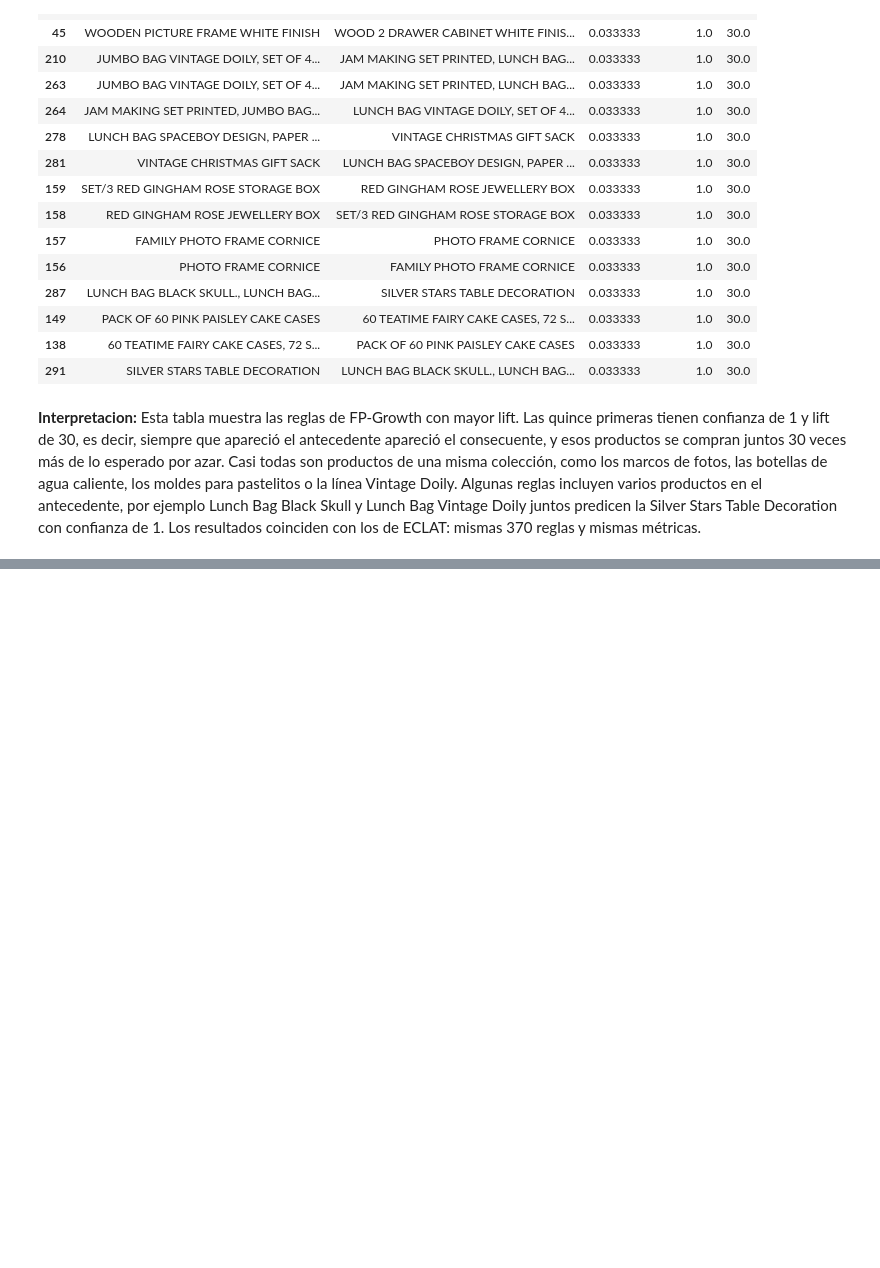
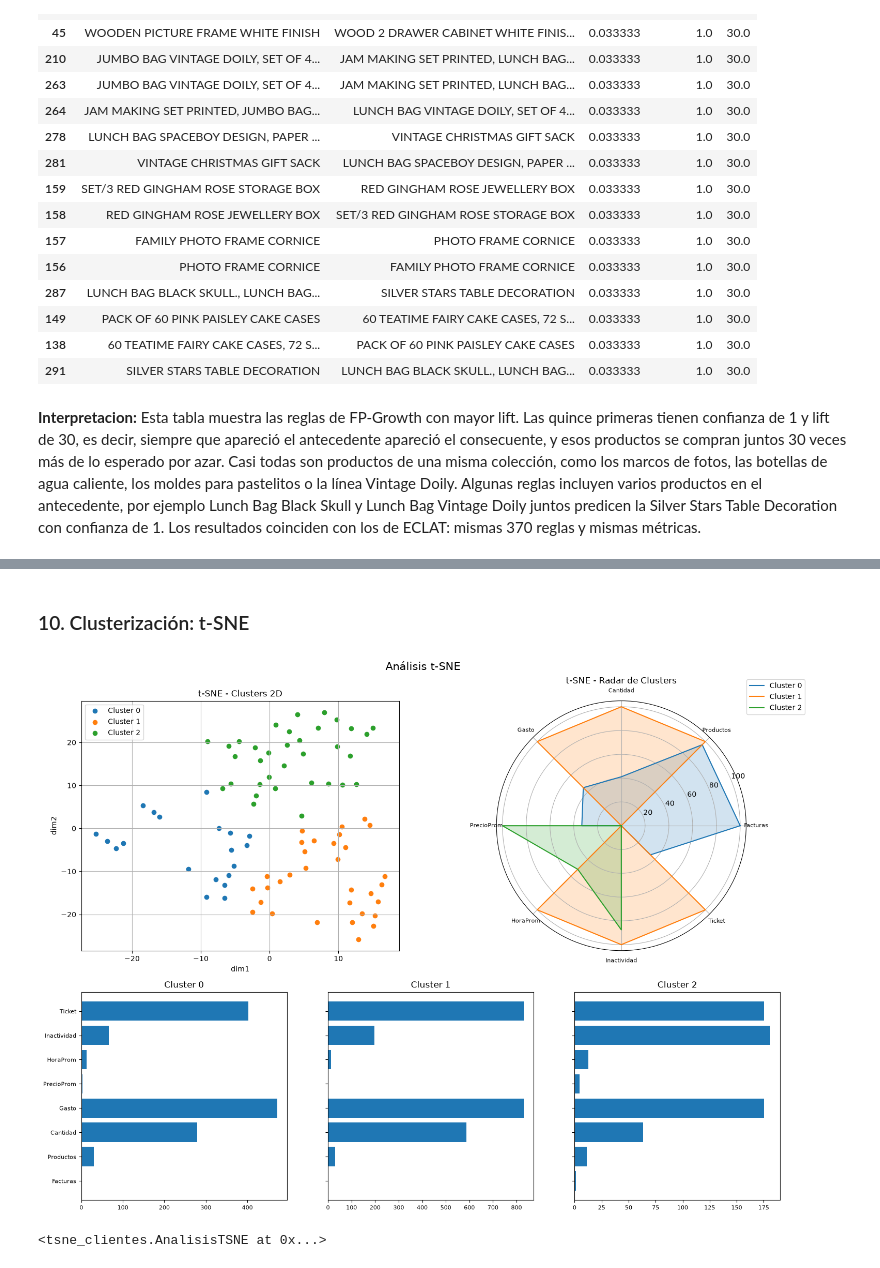
Before and after one commit to SharonOG23/Proyecto_MineriaDeDatosII, a Jupyter notebook: reporte_final/reporte_final.ipynb, the cells around one changed output, grey strips where cells are left out. Saved outputs shown, nothing was run; the diff lists cells and outputs as text; code cells hidden in the pictures; blank space fills up the shorter version.

```diff
--- a/reporte_final/reporte_final.ipynb
+++ b/reporte_final/reporte_final.ipynb
@@ -454,0 +514,8 @@ tabla.head(15)
+# %% [markdown]
+### 10. Clusterización: t-SNE
+# %%
+# t-SNE
+AnalisisTSNE(datos_est, datos_num, n_clusters=3, perplexity=10).graficar()
+# %% [output]
+[figure, added]
+<tsne_clientes.AnalisisTSNE at 0x...>
```
Also changed, not shown: parts of 14 cells of this notebook.
